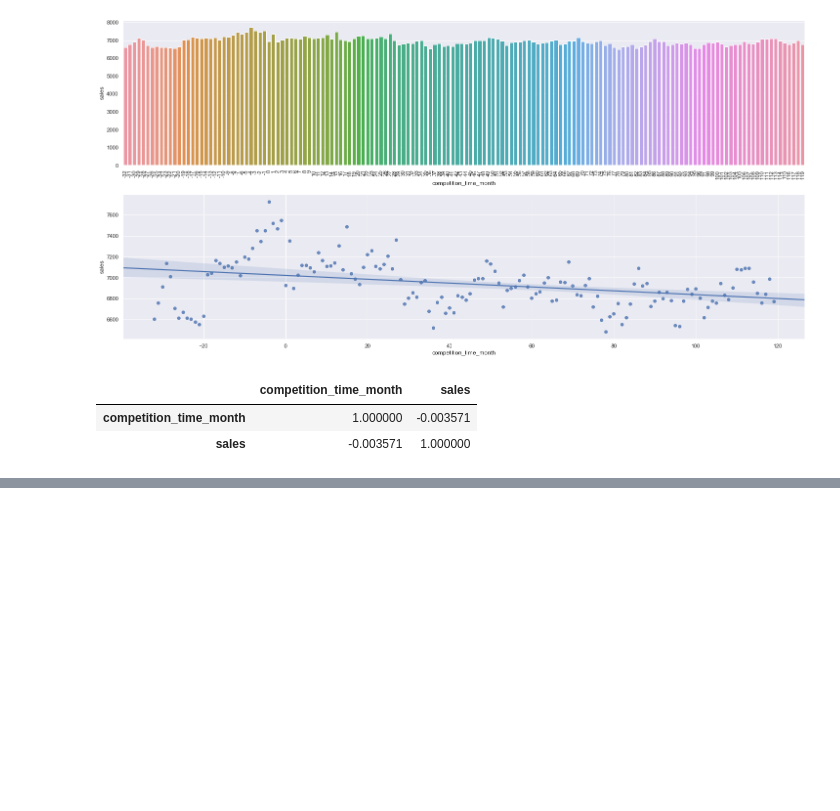
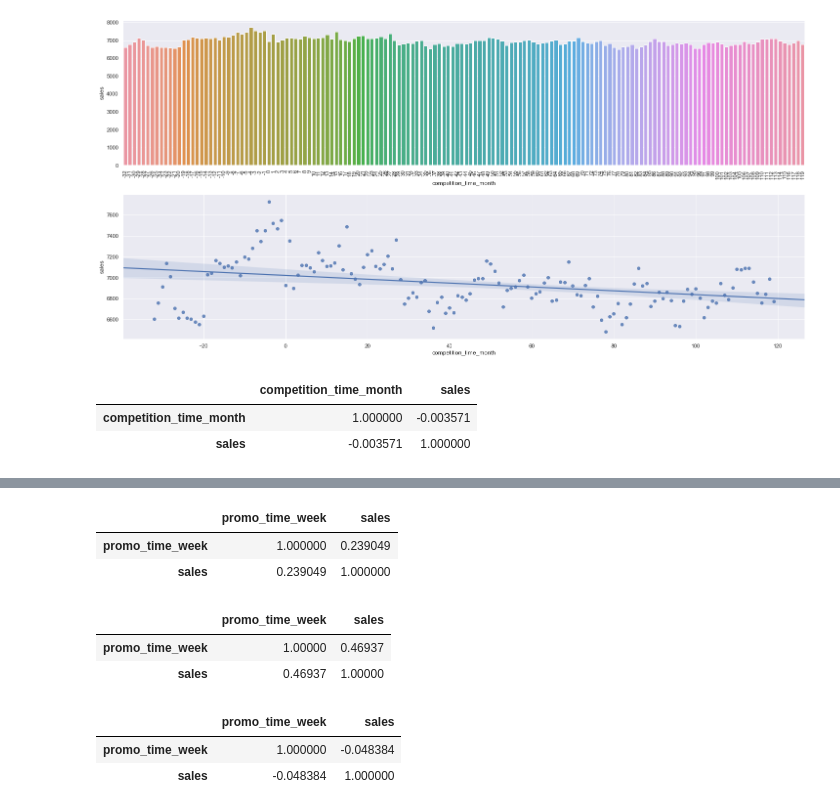
Before and after one commit to igordesouza/ds-em-producao, a Jupyter notebook: m04_v01_store_sales_prediction-Copy1.ipynb, the cells around one changed output, grey strips where cells are left out. Saved outputs shown, nothing was run; the diff lists cells and outputs as text; code cells hidden in the pictures; blank space fills up the shorter version.

```diff
--- a/m04_v01_store_sales_prediction-Copy1.ipynb
+++ b/m04_v01_store_sales_prediction-Copy1.ipynb
@@ -1004,0 +1066,14 @@ df4[['competition_time_month','sales']].corr()
+# %%
+display(aux1[['promo_time_week','sales']].corr())
+display(aux2[['promo_time_week','sales']].corr())
+display(aux3[['promo_time_week','sales']].corr())
+# %% [output]
+|  | promo_time_week | sales |
+| promo_time_week | 1.000000 | 0.239049 |
+| sales | 0.239049 | 1.000000 |
+|  | promo_time_week | sales |
+| promo_time_week | 1.00000 | 0.46937 |
+| sales | 0.46937 | 1.00000 |
+|  | promo_time_week | sales |
+| promo_time_week | 1.000000 | -0.048384 |
+| sales | -0.048384 | 1.000000 |
```
Also changed, not shown: parts of 5 cells of this notebook.
